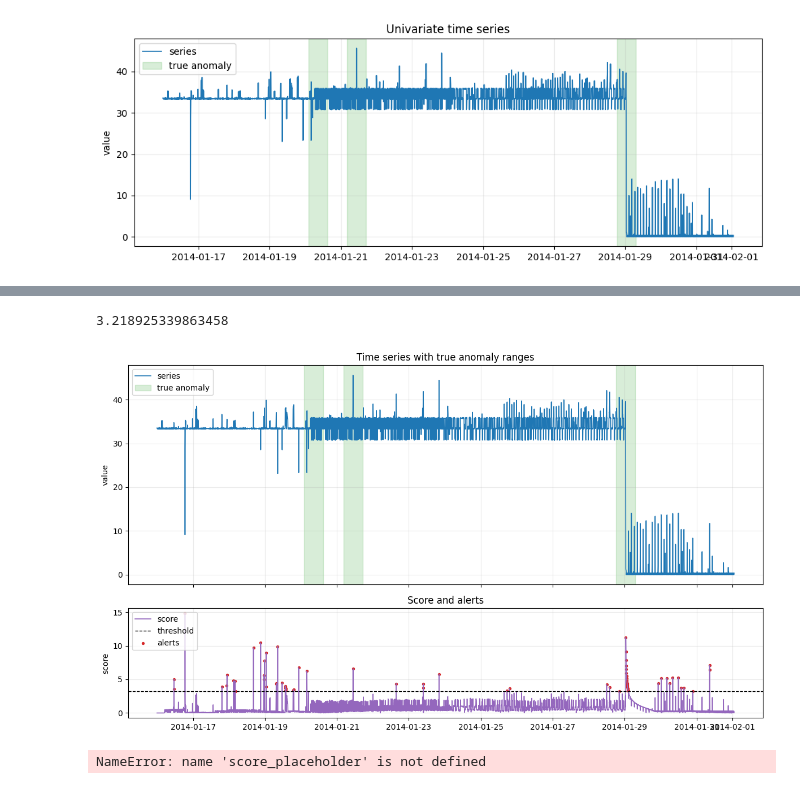
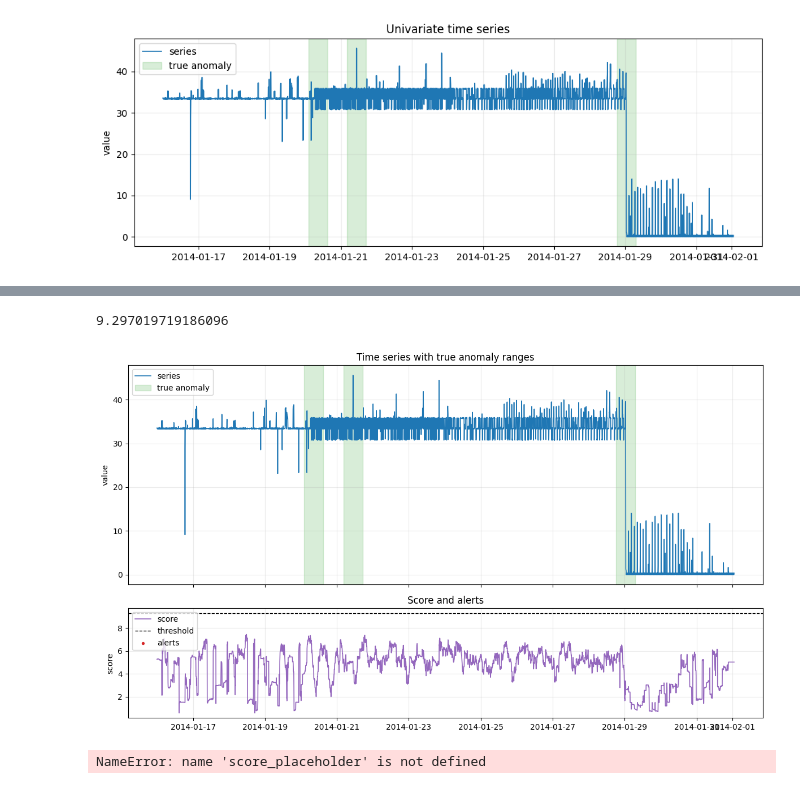
Before and after one commit to grigory-consulting/anomaly_detection, a Jupyter notebook: day1_student.ipynb, the cells around one changed output, grey strips where cells are left out. Drawn from its saved outputs; the diff is of its cells as text; code cells hidden in the pictures.

Commit message:
motif template

```diff
--- a/day1_student.ipynb
+++ b/day1_student.ipynb
@@ -147,15 +147,23 @@ def cusum_scores(series: pd.Series, drift: float = 0.0) -> pd.Series:
     raise NotImplementedError('Implement CUSUM score here.')
 
 
-def matrix_profile_scores(series: pd.Series, m: int = 48, top_k: int = 5):
+def matrix_profile_scores(series, m, top_k=5):
     mp = stumpy.stump(series.values.astype(float), m=m)
-    profile = pd.Series(mp[:,0].astype(float))
+    profile = pd.Series(mp[:, 0].astype(float))
     full = pd.Series(np.nan, index=series.index)
-    full.iloc[:, len(profile)] = profile.values
+    full.iloc[: len(profile)] = profile.values
     fill = float(np.nanmedian(profile.values)) if len(profile) else 0.0
     full = full.fillna(fill)
-
-    return full
+    k = min(max(1, top_k), len(profile))
+    discord_indices = np.argsort(profile.values)[-k:][::-1]
+    discord_df = pd.DataFrame(
+        {
+            "index": discord_indices,
+            "timestamp": series.index[discord_indices],
+            "mp_score": profile.values[discord_indices],
+        }
+    )
+    return full, discord_df
 
 def matrix_profile_motif_template(series, mp_scores, m):
     valid_len = len(series) - m +1
@@ -180,9 +188,6 @@ def matrix_profile_motif_template(series, mp_scores, m):
     }
     return template, motif_meta
 
-
-
-
 def dtw_distance(A, B, window=None) -> float: # A,B time series, window
     n, m = len(A), len(B)
     w = window if window is not None else max(n,m)
@@ -197,7 +202,7 @@ def dtw_distance(A, B, window=None) -> float: # A,B time series, window
 
     return float(dtw[n,m])
 
-def dtw_template_scores(series: pd.Series, template: np.ndarray, m: int, warping_window: int) -> pd.Series:
+def dtw_template_scores(series: pd.Series, template: np.ndarray, m: int, warping_window: Optional[int] = None) -> pd.Series:
     distances=[]
     for i in range(len(series) - m +1):
         window = series.values[i:i+m]
@@ -206,3 +211,9 @@ def dtw_template_scores(series: pd.Series, template: np.ndarray, m: int, warping
     pad = np.full(m-1, distances_arr.max() if len(distances_arr) else 0.0)
     full = np.concatenate([distances_arr, pad])
     return pd.Series(full, index=series.index)
+
+def dtw_mp_template_score(series: pd.Series,  m: int, warping_window: Optional[int] = None) -> pd.Series:
+    mp_scores = matrix_profile_scores(series=series, m=m)
+    template = matrix_profile_motif_template(series, mp_scores, m=m)
+    dtw_score = dtw_template_scores(series, template, m=m, warping_window=warping_window)
+    return dtw_score
@@ -228,36 +230,37 @@ def plot_series_with_score(
     fig, axes = plt.subplots(2, 1, figsize=(12, 7), sharex=True, gridspec_kw={'height_ratios': [2, 1]})
 
     axes[0].plot(series.index, series.values, color='tab:blue', linewidth=1.2, label='series')
     for i, (start, end) in enumerate(truth_ranges):
         axes[0].axvspan(start, end, color='tab:green', alpha=0.18, label='true anomaly' if i == 0 else None)
     axes[0].set_title('Time series with true anomaly ranges')
     axes[0].set_ylabel('value')
     axes[0].grid(alpha=0.25)
     axes[0].legend(loc='upper left')
 
     axes[1].plot(scores.index, scores.values, color='tab:purple', linewidth=1.2, label='score')
     axes[1].axhline(threshold, color='black', linestyle='--', linewidth=1.0, label='threshold')
     axes[1].scatter(scores.index[alerts], scores[alerts], s=8, color='tab:red', label='alerts')
     axes[1].set_title('Score and alerts')
     axes[1].set_ylabel('score')
     axes[1].grid(alpha=0.25)
     axes[1].legend(loc='upper left')
 
     plt.tight_layout()
     plt.show()
     return alerts
 
 
 # Placeholder score for plotting workflow only
-score_z = rolling_zscore(series, window=240)
+
+score_z, _ = matrix_profile_scores(series, m=48)
 mean_s = score_z.mean()
 std_s = score_z.std()
 threshold = mean_s + 3*std_s # mu + 3*std
 print(threshold)
 alerts = plot_series_with_score(series, score_z, truth_ranges, threshold)
 # %% [output]
-3.218925339863458
+9.297019719186096
-[figure, old version]
+[figure, new version]
 # %%
 def point_metrics(pred: pd.Series, truth: pd.Series) -> dict:
     pred_b = pred.astype(bool)
```
Also changed, not shown: parts of 1 cell of this notebook.
